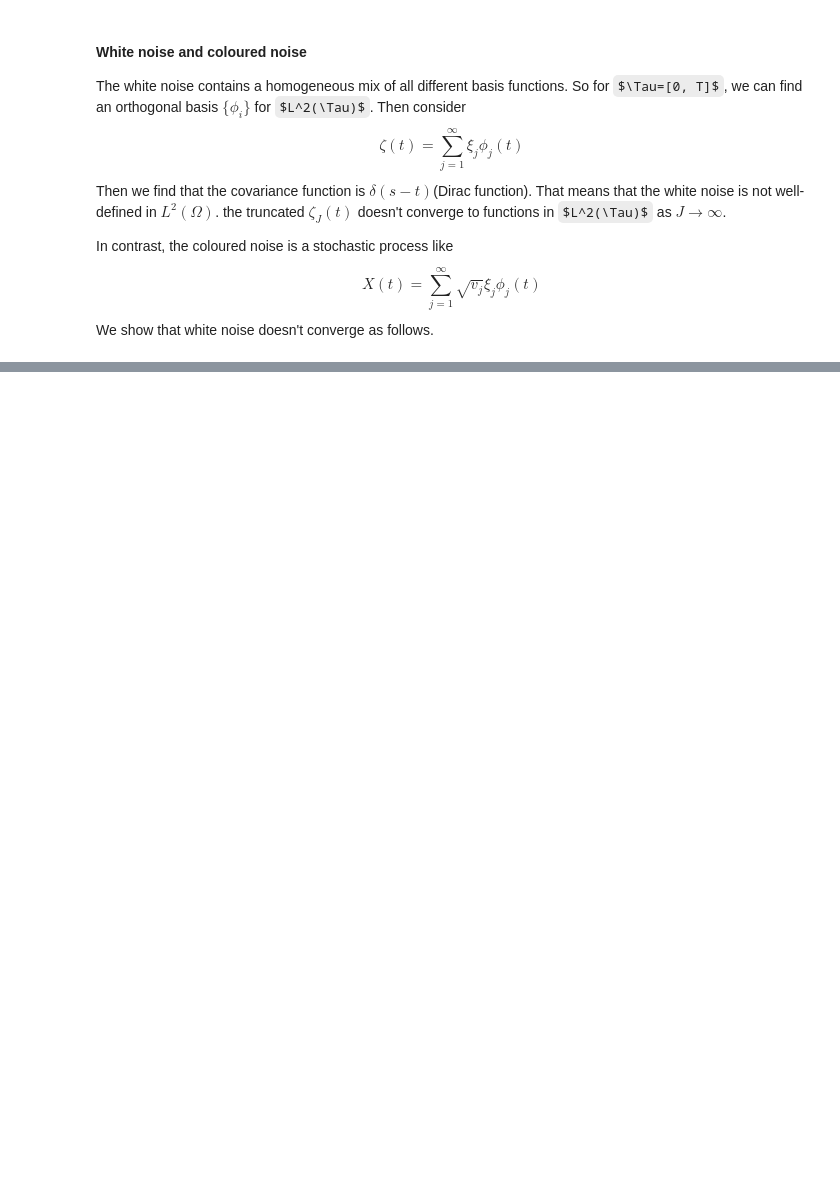
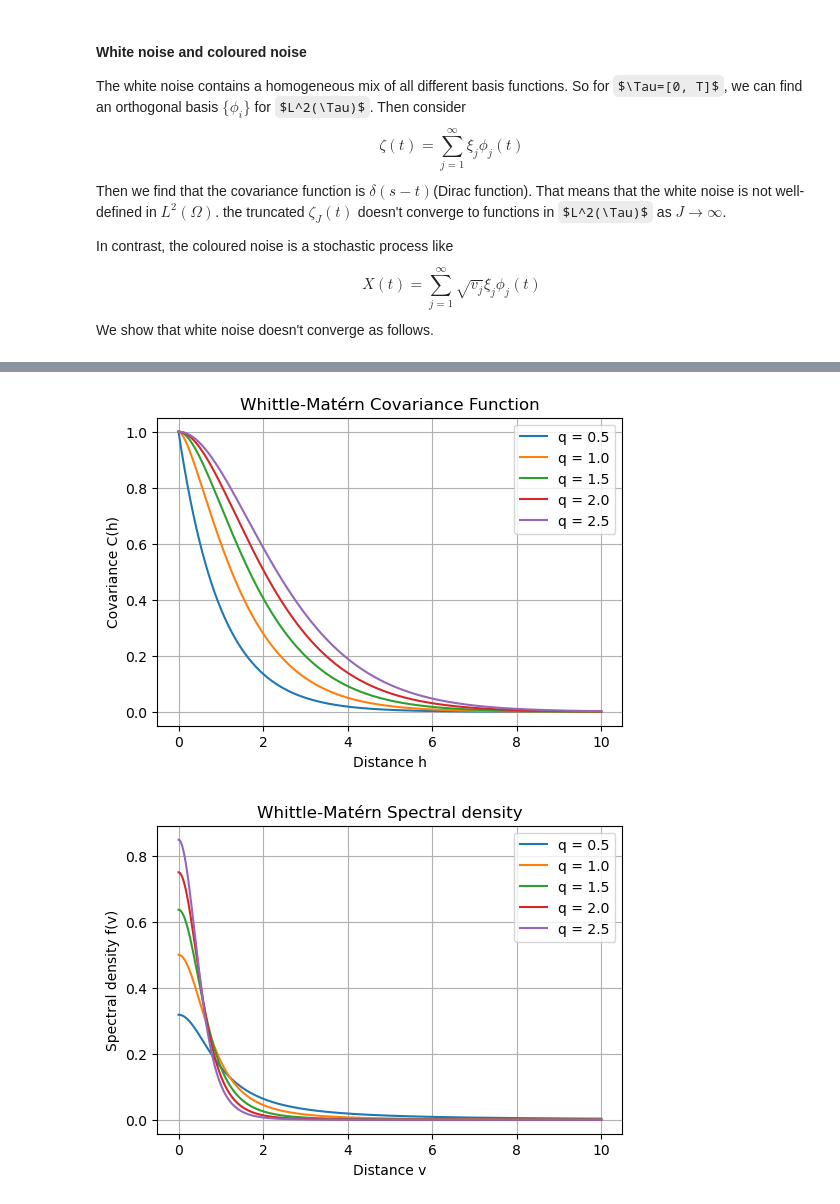
Before and after one commit to cgymmy/learnSDE, a Jupyter notebook: report.ipynb, the cells around one changed output, grey strips where cells are left out. Cells and saved outputs as stored; diff of their text form; code cells hidden in the pictures; some formulas as TeX source; blank space fills up the shorter version.

```diff
--- a/report.ipynb
+++ b/report.ipynb
@@ -157,0 +226,33 @@ Then the covariance function $$C(s, t) = \sum_{j=1}^J v_j \phi_j(s)\phi_j(t)$$
+# %%
+t = np.linspace(0, 10, 1000)
+plt.figure(figsize=(6, 4))
+for q in [0.5, 1.0, 1.5, 2.0, 2.5]:  # 平滑参数
+    cov_values = Utils.Whittle_Matern_Cov(t, q)
+    plt.plot(t, cov_values, label=f"q = {q}")
+
+plt.title("Whittle-Matérn Covariance Function")
+plt.xlabel("Distance h")
+plt.ylabel("Covariance C(h)")
+plt.legend()
+plt.grid(True)
+plt.show()
+
+
+def Whittle_Matern_f(t, q):
+    f = gamma(q + 0.5)/(gamma(q) * gamma(0.5)) /(1+t**2)**(q+0.5)
+    return f
+
+plt.figure(figsize=(6, 4))
+for q in [0.5, 1.0, 1.5, 2.0, 2.5]:  # 平滑参数
+    cov_values = Whittle_Matern_f(t, q)
+    plt.plot(t, cov_values, label=f"q = {q}")
+
+plt.title("Whittle-Matérn Spectral density")
+plt.xlabel("Distance v")
+plt.ylabel("Spectral density f(v)")
+plt.legend()
+plt.grid(True)
+plt.show()
+# %% [output]
+[figure, added]
+[figure, added]
```
Also changed, not shown: parts of 31 cells of this notebook, 1 other file.
